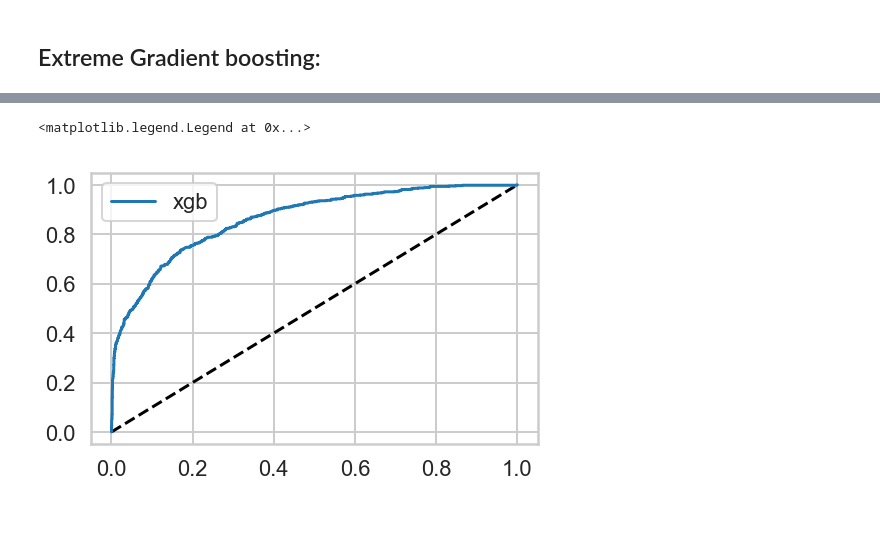
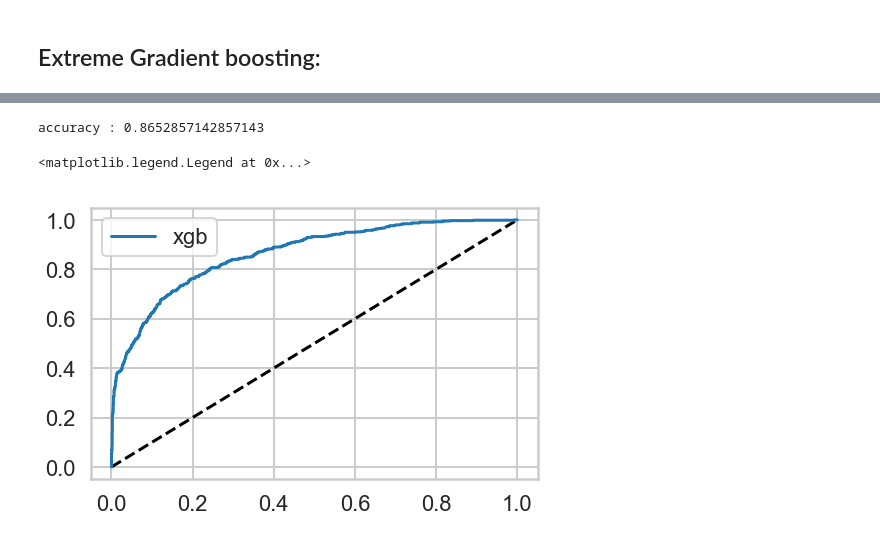
Before and after one commit to vaibhagarwal/Projects, a Jupyter notebook: CapstoneProject/4. ML - InDepth Analysis/ML.ipynb, the cells around one changed output, grey strips where cells are left out. Saved outputs shown, nothing was run; the diff lists cells and outputs as text; code cells hidden in the pictures.

```diff
--- a/CapstoneProject/4. ML - InDepth Analysis/ML.ipynb
+++ b/CapstoneProject/4. ML - InDepth Analysis/ML.ipynb
@@ -309,7 +316,7 @@ array([0.85007496, 0.863     , 0.84      , 0.855     , 0.84092046])
 # %%
 knn = KNeighborsClassifier()
 k_grid={'n_neighbors':np.arange(1,20)}
-knn_cv=GridSearchCV(knn, k_grid, cv=5, refit=True, n_jobs=-1)
+knn_cv=GridSearchCV(knn, k_grid, cv=10, refit=True, n_jobs=-1)
 knn_cv.fit(X_train,y_train)
 
 print("tuned hpyerparameters :(best parameters) ",knn_cv.best_params_)
@@ -480,16 +520,3 @@ RandomForestClassifier(bootstrap=True, class_weight=None, criterion='gini',
             min_weight_fraction_leaf=0.0, n_estimators=155, n_jobs=None,
             oob_score=False, random_state=None, verbose=0,
             warm_start=False)
-# %%
-"""m_depth = [3, 5, 6, 7, 8, 10]
-m_ftr = [2,4,6,7,8,9,10]
-n_est = [50, 100, 150]
-min_samp = [3, 5, 6, 7, 10]
-
-param_grid = {'max_depth': m_depth, 'max_features': m_ftr,'n_estimators': n_est,'min_samples_split': min_samp}
-RF_cv = GridSearchCV(RandomForestClassifier(), param_grid, cv=3)
-RF_cv.fit(X_train,y_train)
-
-print("tuned hpyerparameters :(best parameters) ",RF_cv.best_params_)
-print("accuracy :",RF_cv.best_score_)
-print(RF_cv.best_estimator_)"""
@@ -497,0 +523,8 @@ print(RF_cv.best_estimator_)"""
+# %%
+from sklearn.ensemble import RandomForestClassifier
+
+param_grid = {'max_depth': [16], 'max_features': ["auto"],'n_estimators': [155],'min_samples_split': [11]}
+RF_cv_10 = RandomizedSearchCV(estimator = RandomForestClassifier(), n_iter=200, param_distributions =  param_grid, random_state=51, cv=10, n_jobs=-1, refit=True)
+RF_cv_10.fit(X_train,y_train)
+
+print("accuracy :",RF_cv_10.best_score_)
@@ -584,15 +635,33 @@ XGBClassifier(base_score=0.5, booster='gbtree', colsample_bylevel=1,
        nthread=None, objective='binary:logistic', random_state=0,
        reg_alpha=0, reg_lambda=1, scale_pos_weight=1, seed=None,
        silent=None, subsample=1, verbosity=1)
+# %%
+from xgboost import XGBClassifier
+
+m_dep = [5]
+gammas = [0.001]
+min_c_wt = [1]
+l_rate = [0.3]
+n_est = [20]
+
+param_grid = {'n_estimators': n_est, 'gamma': gammas, 'max_depth': m_dep,
+              'min_child_weight': min_c_wt, 'learning_rate': l_rate}
+
+xgb_cv_10 = RandomizedSearchCV(estimator = XGBClassifier(), n_iter=300, param_distributions =  param_grid, random_state=51, cv=10, n_jobs=-1, refit=True)
+xgb_cv_10.fit(X_train,y_train)
+
+print("accuracy :",xgb_cv_10.best_score_)
+# %% [output]
+accuracy : 0.8652857142857143
 # %%
-y_pred_prob = xgb_cv.predict_proba(X_test)[:,1]
+y_pred_prob = xgb_cv_10.predict_proba(X_test)[:,1]
 fpr, tpr, thresholds = roc_curve(y_test, y_pred_prob)
 plt.plot([0,1], [0,1], 'k--')
 plt.plot(fpr, tpr, label='xgb')
 plt.legend()
 # %% [output]
 <matplotlib.legend.Legend at 0x...>
-[figure, old version]
+[figure, new version]
 # %%
 roc_auc_score(y_test, y_pred_prob)
 # %% [output]
```
Also changed, not shown: parts of 54 cells of this notebook.
